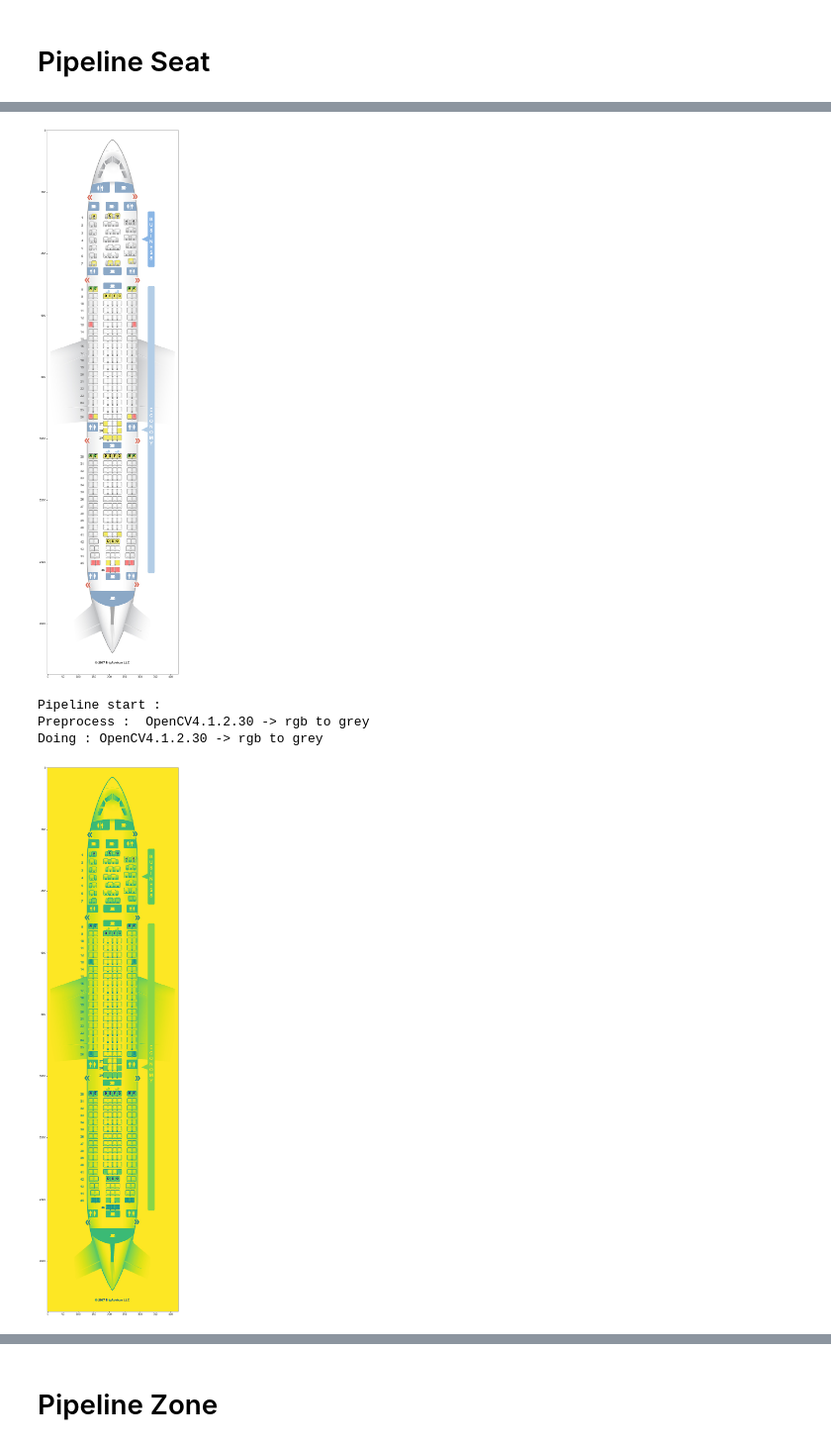
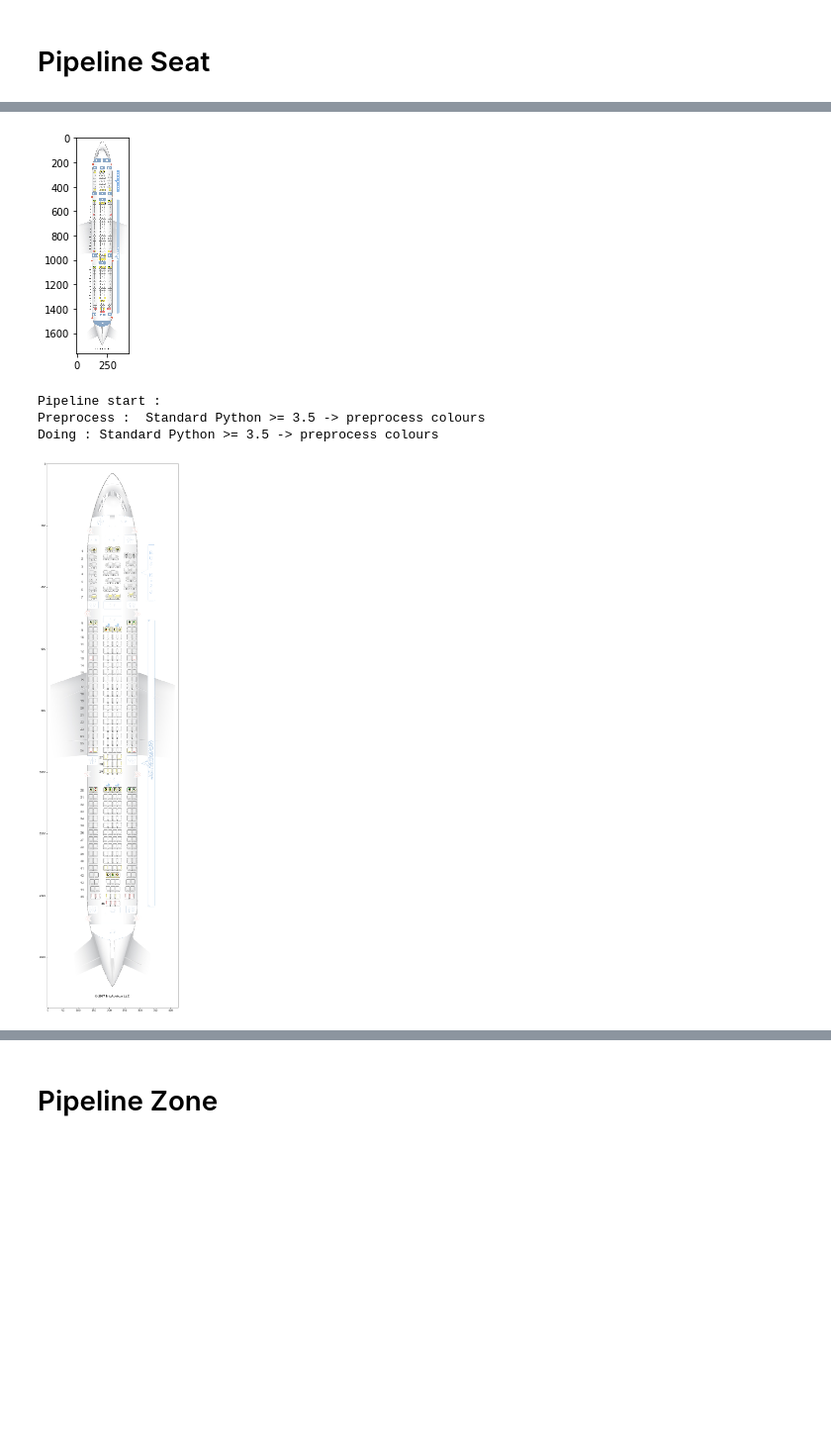
Before and after one commit to vincentnam/ProjetInterpromo2020G8, a Jupyter notebook: Exemple_Notebook.ipynb, the cells around one changed output, grey strips where cells are left out. Shown at 99% size. Saved outputs shown, nothing was run; the diff lists cells and outputs as text; code cells hidden in the pictures; blank space fills up the shorter version.

```diff
--- a/Exemple_Notebook.ipynb
+++ b/Exemple_Notebook.ipynb
@@ -68,5 +71,5 @@ base_data_path = "/data/dataset/projetinterpromo/Interpromo2020/"
 # Pipeline Seat
 # %%
 pipeline_seat = Pipeline(base_data_path,["Aer_Lingus_Airbus_A330-300_A_plane6.jpg"])
-pipeline_seat.add_processes([BlackWhite, SeatFinder, RemoveDoubleSeat])
+pipeline_seat.add_processes([ColourPipelineSeat,BlackWhite, SeatFinder, RemoveDoubleSeat])
 # %% [output]
@@ -74,10 +78,10 @@ OpenCV4.1.2.30 -> rgb to grey a été ajouté.
 OpenCV4.1.2.30 -> Pattern Matching seat a été ajouté.
 Standard Python >= 3.5 -> remove double point in list a été ajouté.
 # %%
-pipeline_seat.run_pipeline(1, verbose = 1)
+pipeline_seat.run_pipeline(1, verbose = 2)
 # %% [output]
-[figure, old version]
+[figure, new version]
 Pipeline start :
-Preprocess :  OpenCV4.1.2.30 -> rgb to grey
-Doing : OpenCV4.1.2.30 -> rgb to grey
+Preprocess :  Standard Python >= 3.5 -> preprocess colours
+Doing : Standard Python >= 3.5 -> preprocess colours
-[figure, old version]
+[figure, new version]
```
Also changed, not shown: parts of 7 cells of this notebook, 2 other files.
